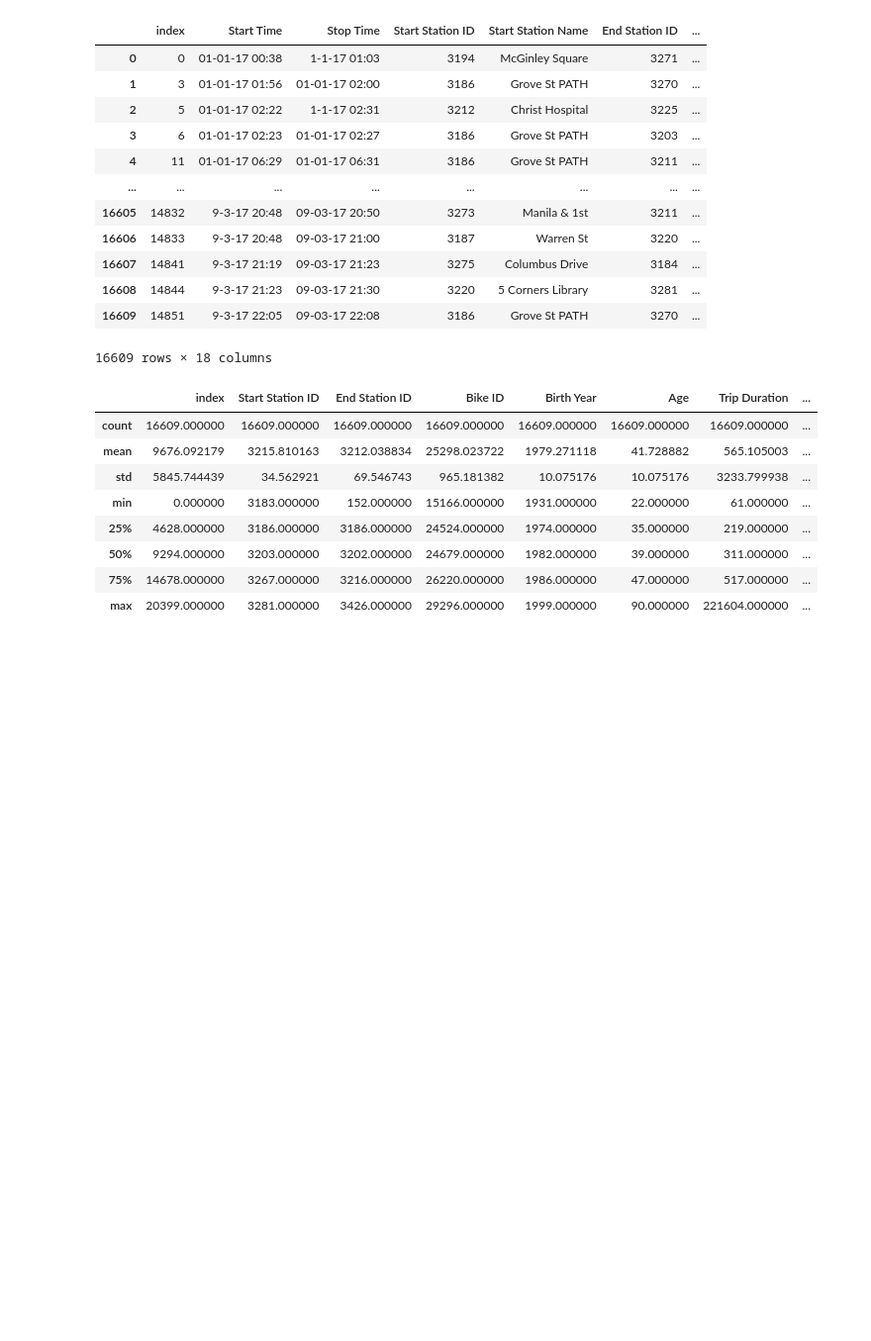
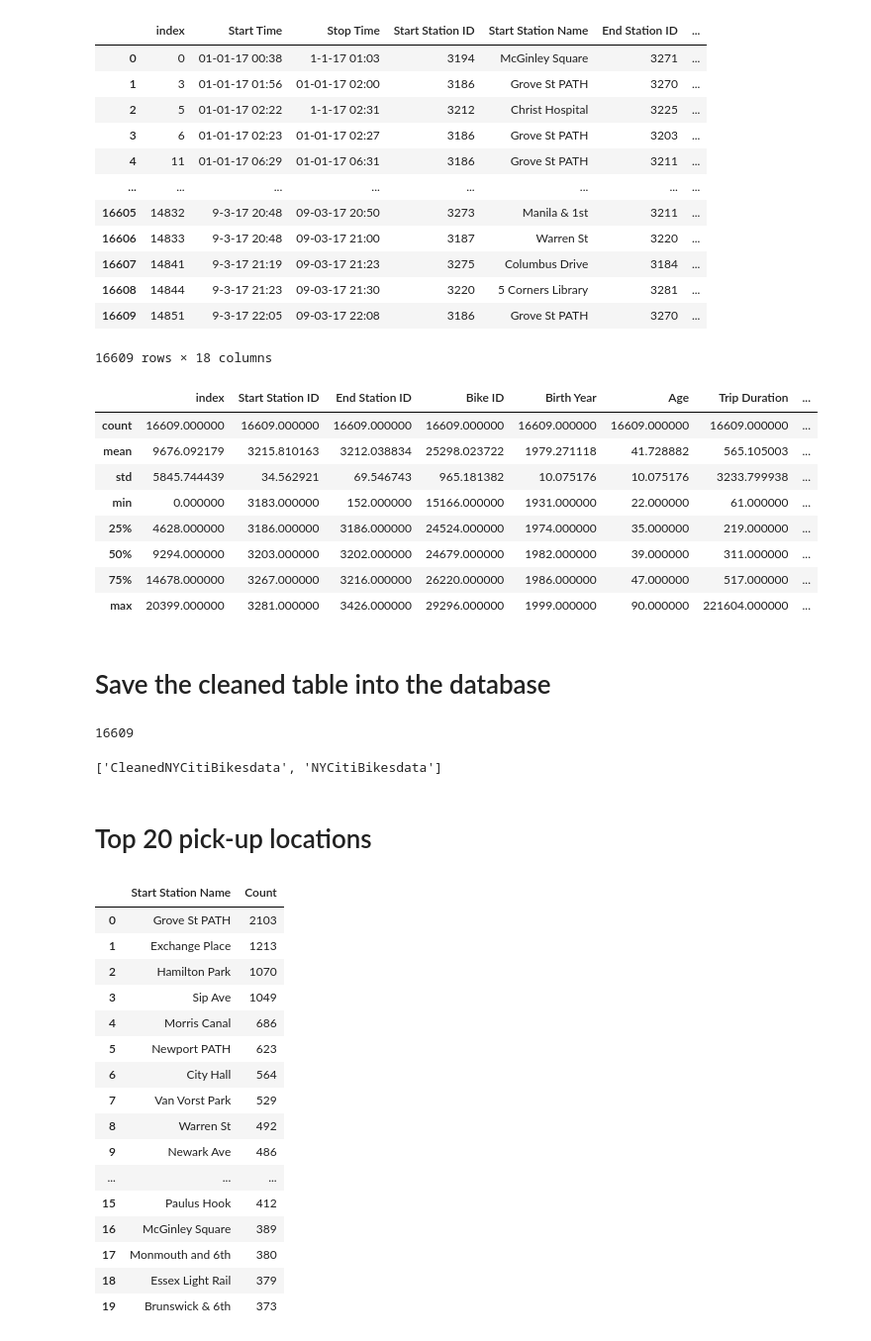
Before and after one commit to kemikupie/PortfolioProjects, a Jupyter notebook: New York Citi Bikes Data Analysis-Python-SQL.ipynb, the cells around one changed output. Shown at 99% size. Saved outputs shown, nothing was run; the diff lists cells and outputs as text; code cells hidden in the pictures; blank space fills up the shorter version.

```diff
--- a/New York Citi Bikes Data Analysis-Python-SQL.ipynb
+++ b/New York Citi Bikes Data Analysis-Python-SQL.ipynb
@@ -428,0 +429,6 @@ NY_Citi_Bikes_data_wt_duplicates.describe()
+# %% [markdown]
+# Save the cleaned table into the database
+# %%
+NY_Citi_Bikes_data_wt_duplicates.to_sql('CleanedNYCitiBikesdata', engine, if_exists='replace')
+# %% [output]
+16609
@@ -428,0 +437,31 @@ NY_Citi_Bikes_data_wt_duplicates.describe()
+# %%
+table_list
+# %% [output]
+['CleanedNYCitiBikesdata', 'NYCitiBikesdata']
+# %% [markdown]
+# Top 20 pick-up locations
+# %%
+Top_20_pickup_locations= pd.read_sql_query(''' select `Start Station Name`, Count(*) as Count
+                                                from CleanedNYCitiBikesdata
+                                                GROUP BY `Start Station Name`
+                                                ORDER BY Count(*) DESC
+                                                limit 20 ''', conn)
+Top_20_pickup_locations
+# %% [output]
+|  | Start Station Name | Count |
+| 0 | Grove St PATH | 2103 |
+| 1 | Exchange Place | 1213 |
+| 2 | Hamilton Park | 1070 |
+| 3 | Sip Ave | 1049 |
+| 4 | Morris Canal | 686 |
+| 5 | Newport PATH | 623 |
+| 6 | City Hall | 564 |
+| 7 | Van Vorst Park | 529 |
+| 8 | Warren St | 492 |
+| 9 | Newark Ave | 486 |
+| ... | ... | ... |
+| 15 | Paulus Hook | 412 |
+| 16 | McGinley Square | 389 |
+| 17 | Monmouth and 6th | 380 |
+| 18 | Essex Light Rail | 379 |
+| 19 | Brunswick & 6th | 373 |
```
Also changed, not shown: parts of 7 cells of this notebook, 2 other files.
